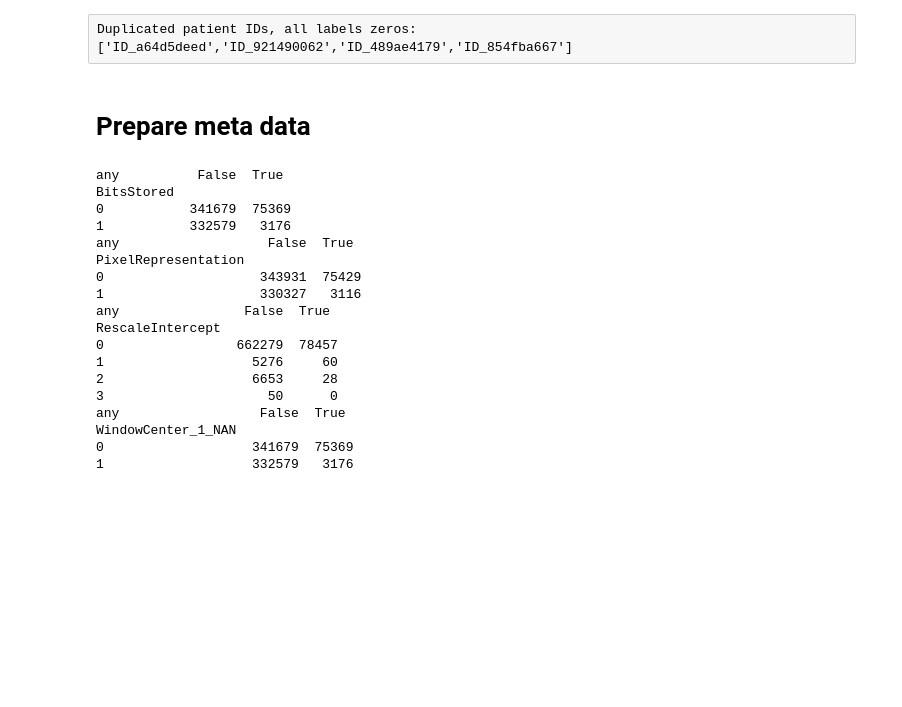
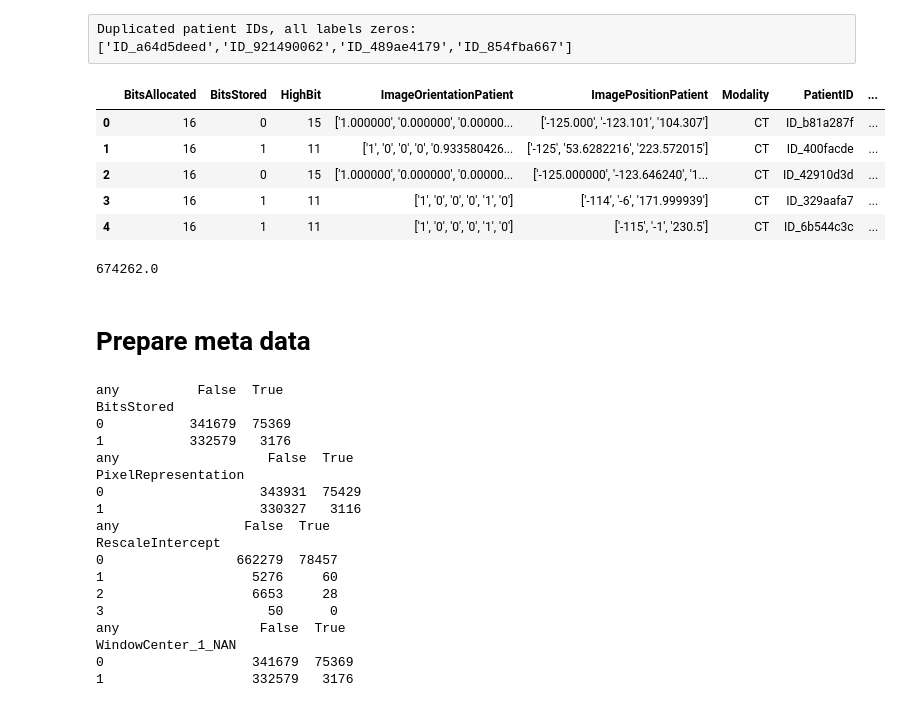
Before and after one commit to nosound2/RSNA-Hemorrhage, a Jupyter notebook: notebooks/EDA.ipynb, the cells around one changed output. Drawn from its saved outputs; the diff is of its cells as text; code cells hidden in the pictures; blank space fills up the shorter version.

```diff
--- a/notebooks/EDA.ipynb
+++ b/notebooks/EDA.ipynb
@@ -51,6 +51,19 @@ all_ich = ['any','epidural','intraparenchymal','intraventricular','subarachnoid'
 # %% [raw]
 Duplicated patient IDs, all labels zeros:
 ['ID_a64d5deed','ID_921490062','ID_489ae4179','ID_854fba667']
+# %%
+train_md.head()
+# %% [output]
+|  | BitsAllocated | BitsStored | HighBit | ImageOrientationPatient | ImagePositionPatient | Modality | PatientID | ... |
+| 0 | 16 | 0 | 15 | ['1.000000', '0.000000', '0.00000... | ['-125.000', '-123.101', '104.307'] | CT | ID_b81a287f | ... |
+| 1 | 16 | 1 | 11 | ['1', '0', '0', '0', '0.933580426... | ['-125', '53.6282216', '223.572015'] | CT | ID_400facde | ... |
+| 2 | 16 | 0 | 15 | ['1.000000', '0.000000', '0.00000... | ['-125.000000', '-123.646240', '1... | CT | ID_42910d3d | ... |
+| 3 | 16 | 1 | 11 | ['1', '0', '0', '0', '1', '0'] | ['-114', '-6', '171.999939'] | CT | ID_329aafa7 | ... |
+| 4 | 16 | 1 | 11 | ['1', '0', '0', '0', '1', '0'] | ['-115', '-1', '230.5'] | CT | ID_6b544c3c | ... |
+# %%
+pd.read_csv(PATH/'stage_1_train.csv').shape[0]/6
+# %% [output]
+674262.0
 # %%
 train_df = pd.read_csv(PATH_WORK/'train_df.csv')
 train_md = pd.read_csv(PATH_WORK/'train_md.csv')
```
Also changed, not shown: parts of 2 cells of this notebook, 1 other file.
